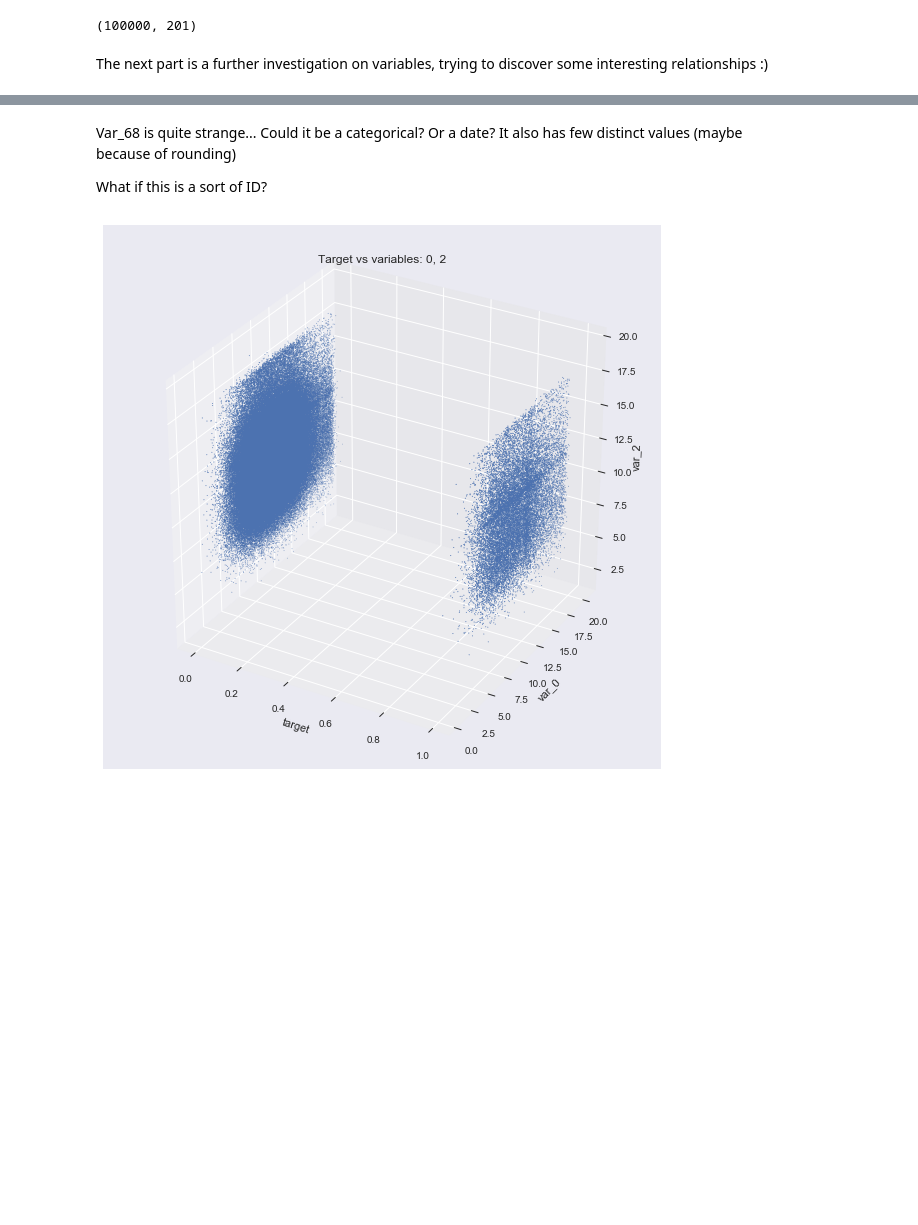
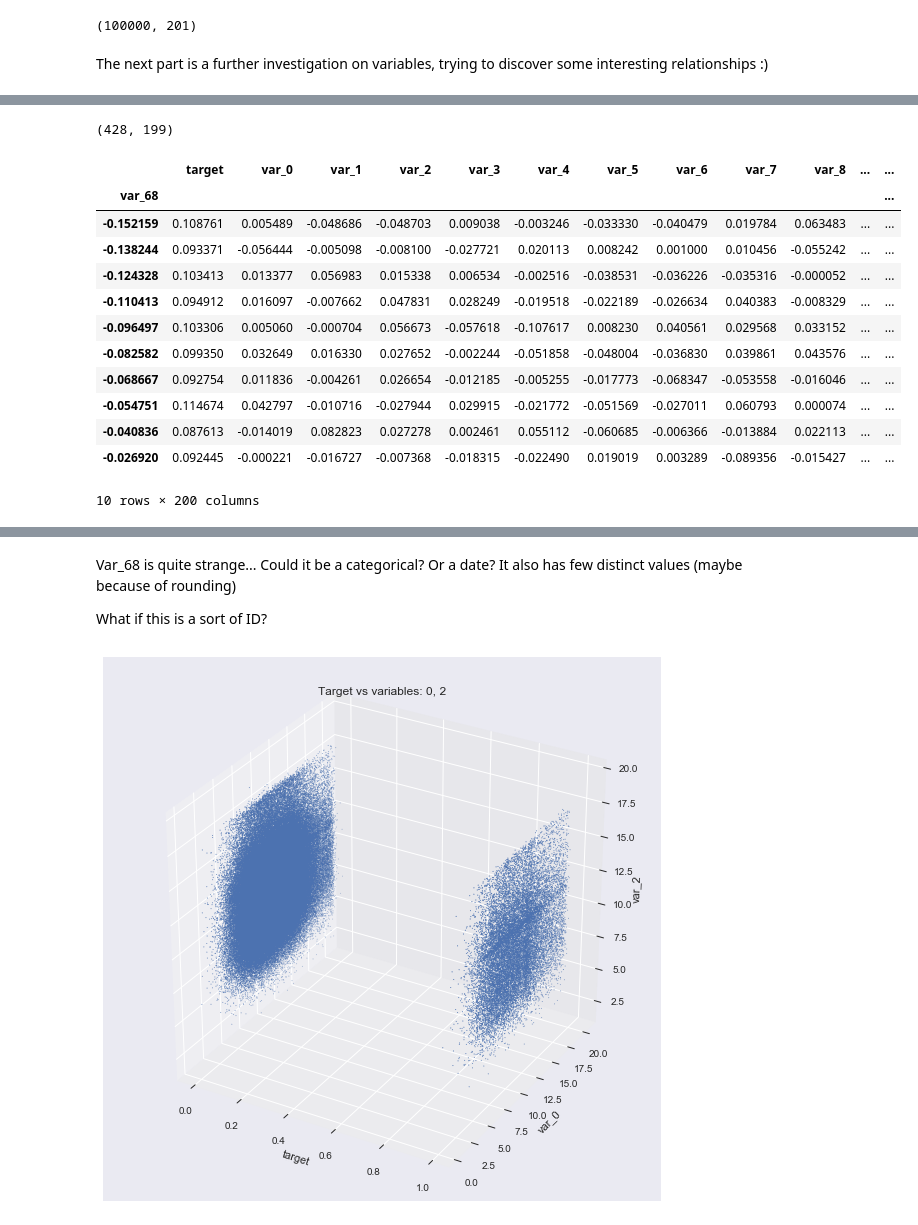
Before and after one commit to FedericoRaimondi/myProjects, a Jupyter notebook: Santander_Customer_Transaction_Prediction/Exploratory_Data_Analysis/Data Exploration.ipynb, the cells around one changed output, grey strips where cells are left out. Cells and saved outputs as stored; diff of their text form; code cells hidden in the pictures; blank space fills up the shorter version.

```diff
--- a/Santander_Customer_Transaction_Prediction/Exploratory_Data_Analysis/Data Exploration.ipynb
+++ b/Santander_Customer_Transaction_Prediction/Exploratory_Data_Analysis/Data Exploration.ipynb
@@ -311,0 +322,21 @@ df_train[df_train['target']<1]['var_68'].plot.hist(bins=200)
+# %%
+test = df_test_real.groupby('var_68').mean()
+test.shape
+# %% [output]
+(428, 199)
+# %%
+train.iloc[200:210]
+# %% [output]
+|  | target | var_0 | var_1 | var_2 | var_3 | var_4 | var_5 | var_6 | var_7 | var_8 | ... | ... |
+| var_68 |  |  |  |  |  |  |  |  |  |  |  | ... |
+| -0.152159 | 0.108761 | 0.005489 | -0.048686 | -0.048703 | 0.009038 | -0.003246 | -0.033330 | -0.040479 | 0.019784 | 0.063483 | ... | ... |
+| -0.138244 | 0.093371 | -0.056444 | -0.005098 | -0.008100 | -0.027721 | 0.020113 | 0.008242 | 0.001000 | 0.010456 | -0.055242 | ... | ... |
+| -0.124328 | 0.103413 | 0.013377 | 0.056983 | 0.015338 | 0.006534 | -0.002516 | -0.038531 | -0.036226 | -0.035316 | -0.000052 | ... | ... |
+| -0.110413 | 0.094912 | 0.016097 | -0.007662 | 0.047831 | 0.028249 | -0.019518 | -0.022189 | -0.026634 | 0.040383 | -0.008329 | ... | ... |
+| -0.096497 | 0.103306 | 0.005060 | -0.000704 | 0.056673 | -0.057618 | -0.107617 | 0.008230 | 0.040561 | 0.029568 | 0.033152 | ... | ... |
+| -0.082582 | 0.099350 | 0.032649 | 0.016330 | 0.027652 | -0.002244 | -0.051858 | -0.048004 | -0.036830 | 0.039861 | 0.043576 | ... | ... |
+| -0.068667 | 0.092754 | 0.011836 | -0.004261 | 0.026654 | -0.012185 | -0.005255 | -0.017773 | -0.068347 | -0.053558 | -0.016046 | ... | ... |
+| -0.054751 | 0.114674 | 0.042797 | -0.010716 | -0.027944 | 0.029915 | -0.021772 | -0.051569 | -0.027011 | 0.060793 | 0.000074 | ... | ... |
+| -0.040836 | 0.087613 | -0.014019 | 0.082823 | 0.027278 | 0.002461 | 0.055112 | -0.060685 | -0.006366 | -0.013884 | 0.022113 | ... | ... |
+| -0.026920 | 0.092445 | -0.000221 | -0.016727 | -0.007368 | -0.018315 | -0.022490 | 0.019019 | 0.003289 | -0.089356 | -0.015427 | ... | ... |
+10 rows × 200 columns
```
Also changed, not shown: parts of 11 cells of this notebook.
